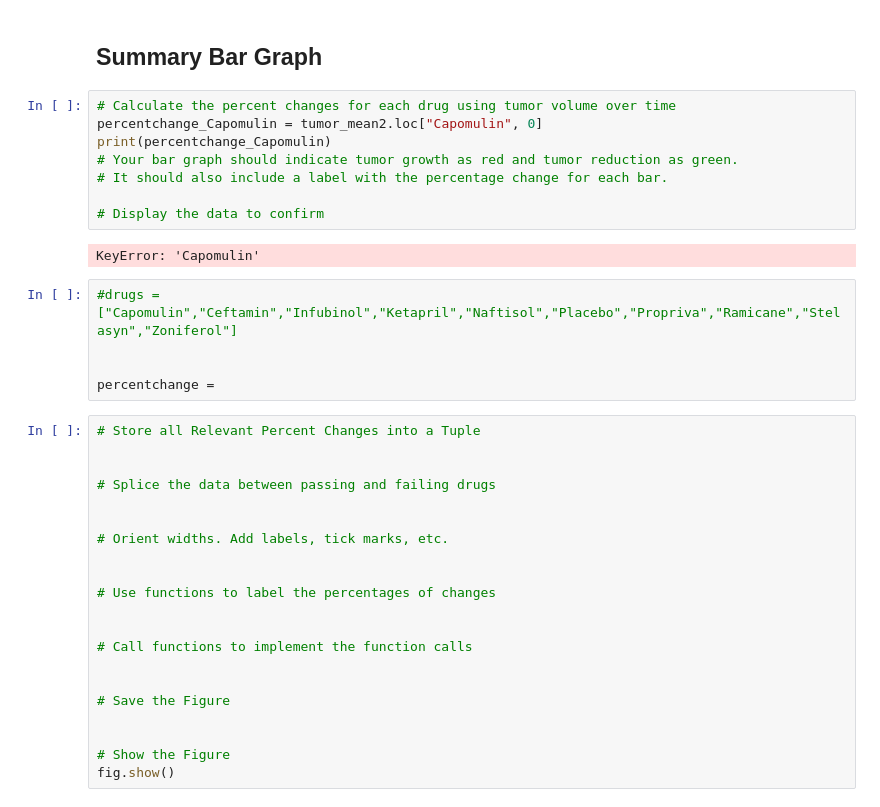
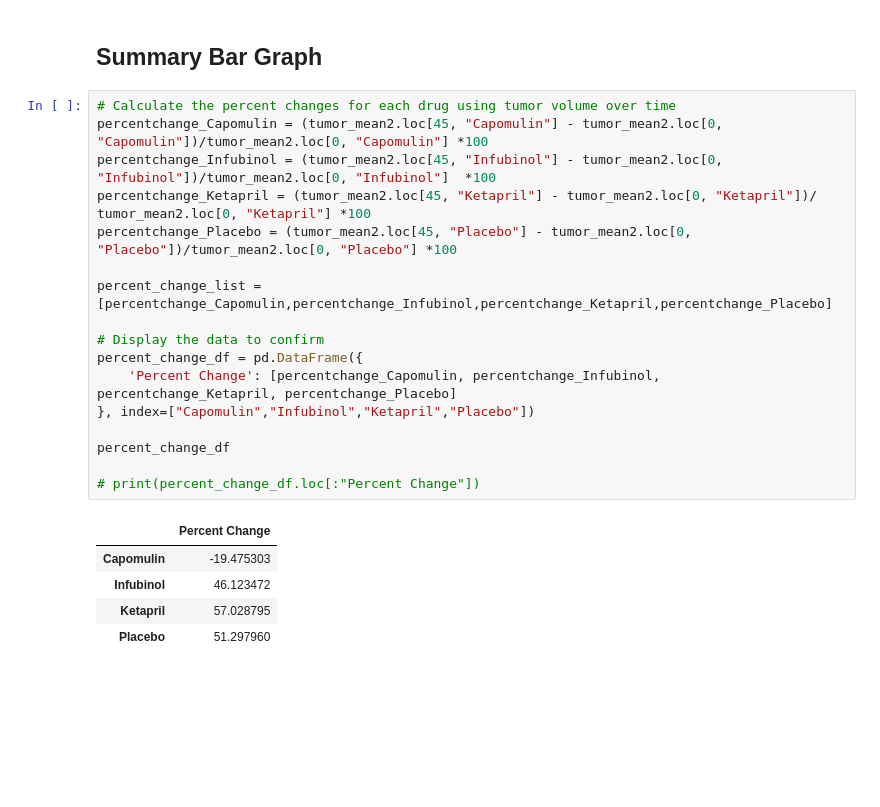
Before and after one commit to jnnhuynh-web/Matplotlib-Challenge, a Jupyter notebook: pymaceuticals_starter.ipynb, the cells around one changed output. Drawn from its saved outputs; the diff is of its cells as text; blank space fills up the shorter version.

```diff
--- a/pymaceuticals_starter.ipynb
+++ b/pymaceuticals_starter.ipynb
@@ -264,39 +264,26 @@ plt.show()
 ![Metastatic Spread During Treatment](../Images/survival.png)
 # %% [markdown]
 ## Summary Bar Graph
-# %%
-# Calculate the percent changes for each drug using tumor volume over time
-percentchange_Capomulin = tumor_mean2.loc["Capomulin", 0]
-print(percentchange_Capomulin)
-# Your bar graph should indicate tumor growth as red and tumor reduction as green.
-# It should also include a label with the percentage change for each bar.
-
-# Display the data to confirm
-# %% [output]
-KeyError: 'Capomulin'
-# %%
-#drugs = ["Capomulin","Ceftamin","Infubinol","Ketapril","Naftisol","Placebo","Propriva","Ramicane","Stelasyn","Zoniferol"]
-
-
-percentchange =
-# %%
-# Store all Relevant Percent Changes into a Tuple
-
-
-# Splice the data between passing and failing drugs
-
-
-# Orient widths. Add labels, tick marks, etc.
-
-
-# Use functions to label the percentages of changes
-
-
-# Call functions to implement the function calls
-
-
-# Save the Figure
-
-
-# Show the Figure
-fig.show()
+# %%
+# Calculate the percent changes for each drug using tumor volume over time
+percentchange_Capomulin = (tumor_mean2.loc[45, "Capomulin"] - tumor_mean2.loc[0, "Capomulin"])/tumor_mean2.loc[0, "Capomulin"] *100
+percentchange_Infubinol = (tumor_mean2.loc[45, "Infubinol"] - tumor_mean2.loc[0, "Infubinol"])/tumor_mean2.loc[0, "Infubinol"]  *100
+percentchange_Ketapril = (tumor_mean2.loc[45, "Ketapril"] - tumor_mean2.loc[0, "Ketapril"])/ tumor_mean2.loc[0, "Ketapril"] *100
+percentchange_Placebo = (tumor_mean2.loc[45, "Placebo"] - tumor_mean2.loc[0, "Placebo"])/tumor_mean2.loc[0, "Placebo"] *100
+
+percent_change_list = [percentchange_Capomulin,percentchange_Infubinol,percentchange_Ketapril,percentchange_Placebo]
+
+# Display the data to confirm
+percent_change_df = pd.DataFrame({
+    'Percent Change': [percentchange_Capomulin, percentchange_Infubinol, percentchange_Ketapril, percentchange_Placebo]
+}, index=["Capomulin","Infubinol","Ketapril","Placebo"])
+
+percent_change_df
+
+# print(percent_change_df.loc[:"Percent Change"])
+# %% [output]
+|  | Percent Change |
+| Capomulin | -19.475303 |
+| Infubinol | 46.123472 |
+| Ketapril | 57.028795 |
+| Placebo | 51.297960 |
```
Also changed, not shown: parts of 1 cell of this notebook, 1 other file.
